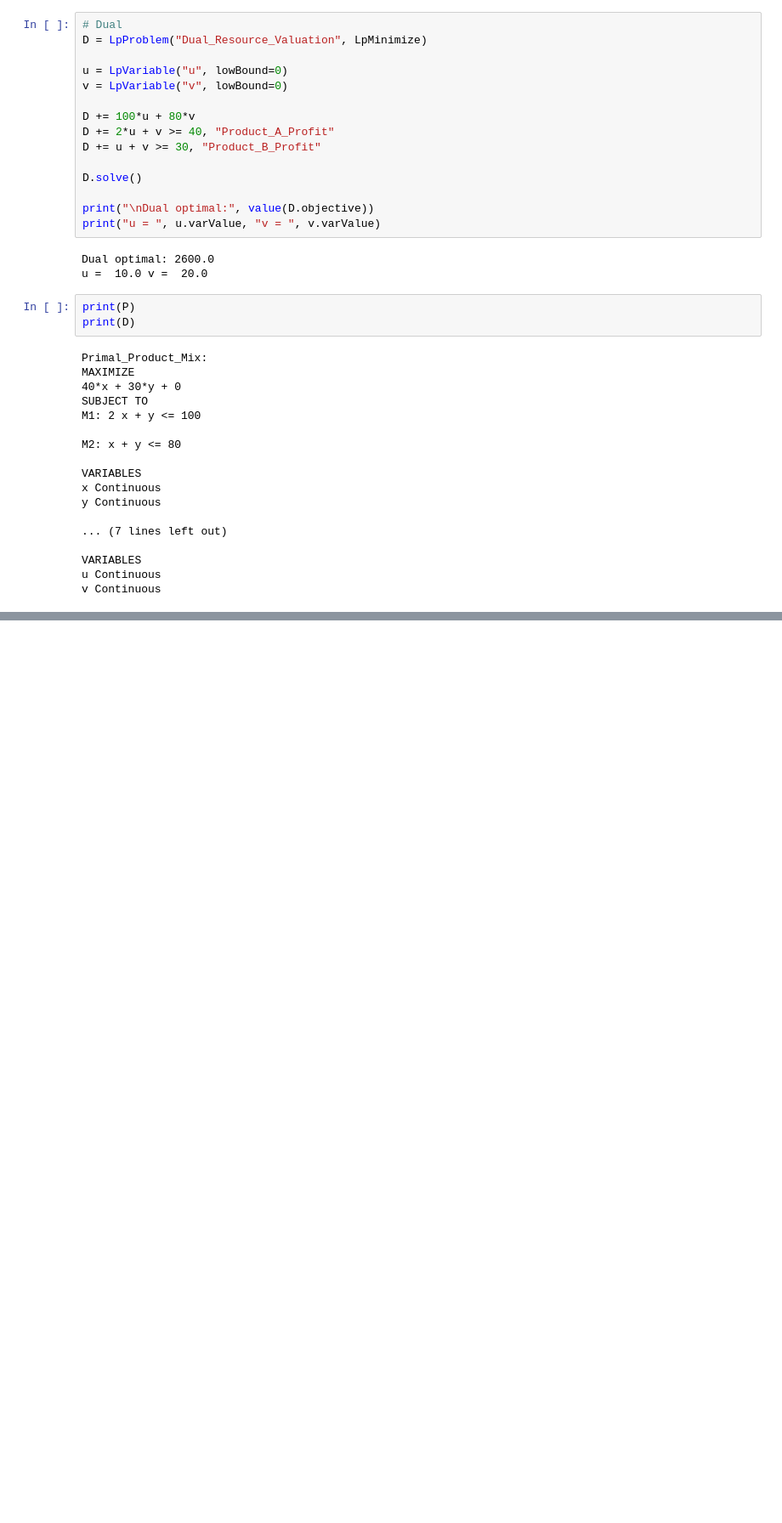
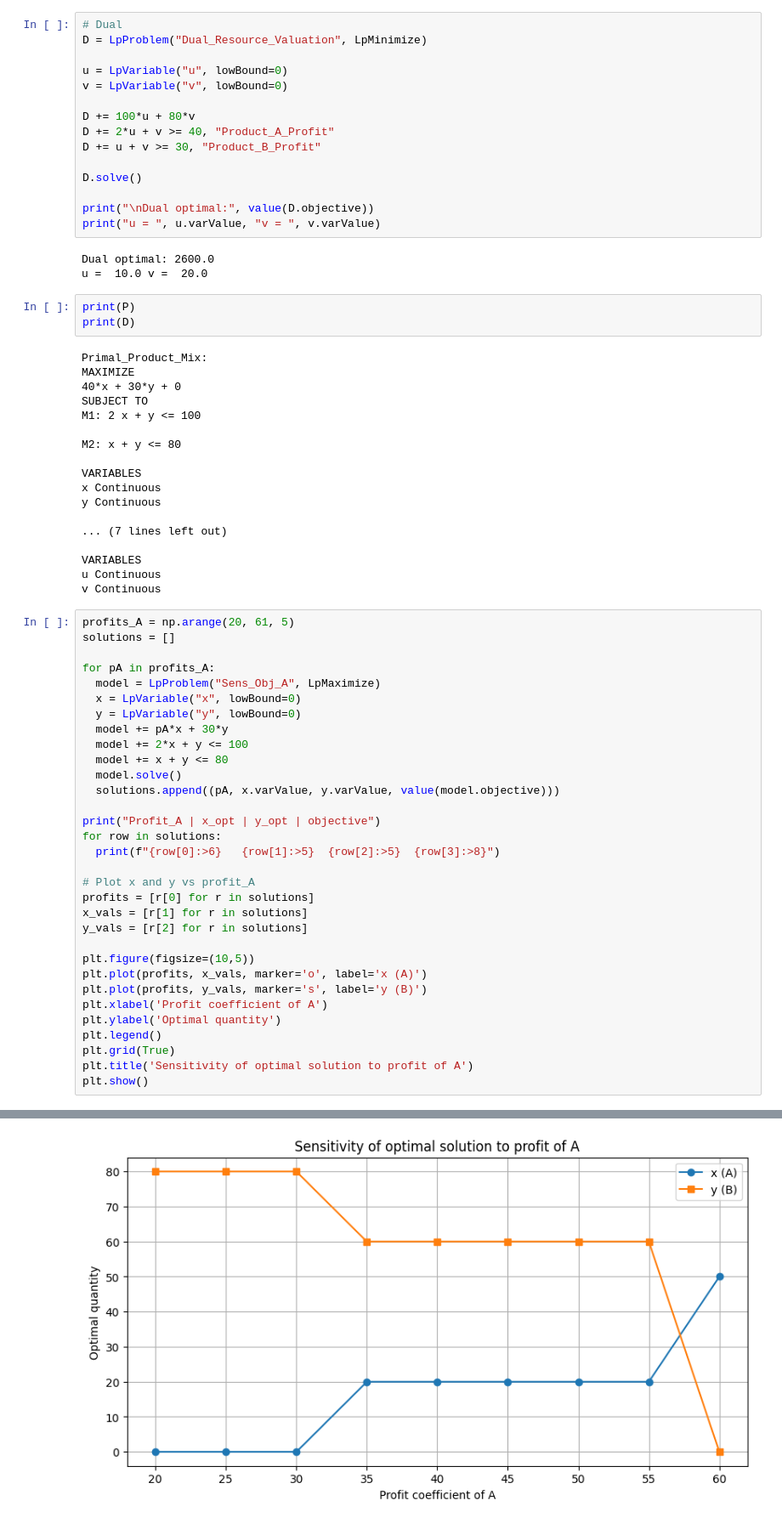
Before and after one commit to aditya01ad/colab_codes, a Jupyter notebook: notebooks/OR_Prep/OR_prep_M1.ipynb, the cells around one changed output, grey strips where cells are left out. Shown at 85% size. Saved outputs shown, nothing was run; the diff lists cells and outputs as text; blank space fills up the shorter version.

```diff
--- a/notebooks/OR_Prep/OR_prep_M1.ipynb
+++ b/notebooks/OR_Prep/OR_prep_M1.ipynb
@@ -306,3 +308,36 @@ y Continuous
 VARIABLES
 u Continuous
 v Continuous
+# %%
+profits_A = np.arange(20, 61, 5)
+solutions = []
+
+for pA in profits_A:
+  model = LpProblem("Sens_Obj_A", LpMaximize)
+  x = LpVariable("x", lowBound=0)
+  y = LpVariable("y", lowBound=0)
+  model += pA*x + 30*y
+  model += 2*x + y <= 100
+  model += x + y <= 80
+  model.solve()
+  solutions.append((pA, x.varValue, y.varValue, value(model.objective)))
+
+print("Profit_A | x_opt | y_opt | objective")
+for row in solutions:
+  print(f"{row[0]:>6}   {row[1]:>5}  {row[2]:>5}  {row[3]:>8}")
+
+# Plot x and y vs profit_A
+profits = [r[0] for r in solutions]
+x_vals = [r[1] for r in solutions]
+y_vals = [r[2] for r in solutions]
+
+plt.figure(figsize=(10,5))
+plt.plot(profits, x_vals, marker='o', label='x (A)')
+plt.plot(profits, y_vals, marker='s', label='y (B)')
+plt.xlabel('Profit coefficient of A')
+plt.ylabel('Optimal quantity')
+plt.legend()
+plt.grid(True)
+plt.title('Sensitivity of optimal solution to profit of A')
+plt.show()
+# %% [output]
@@ -308,0 +354 @@ v Continuous
+[figure, added]
```
Also changed, not shown: parts of 3 cells of this notebook.
